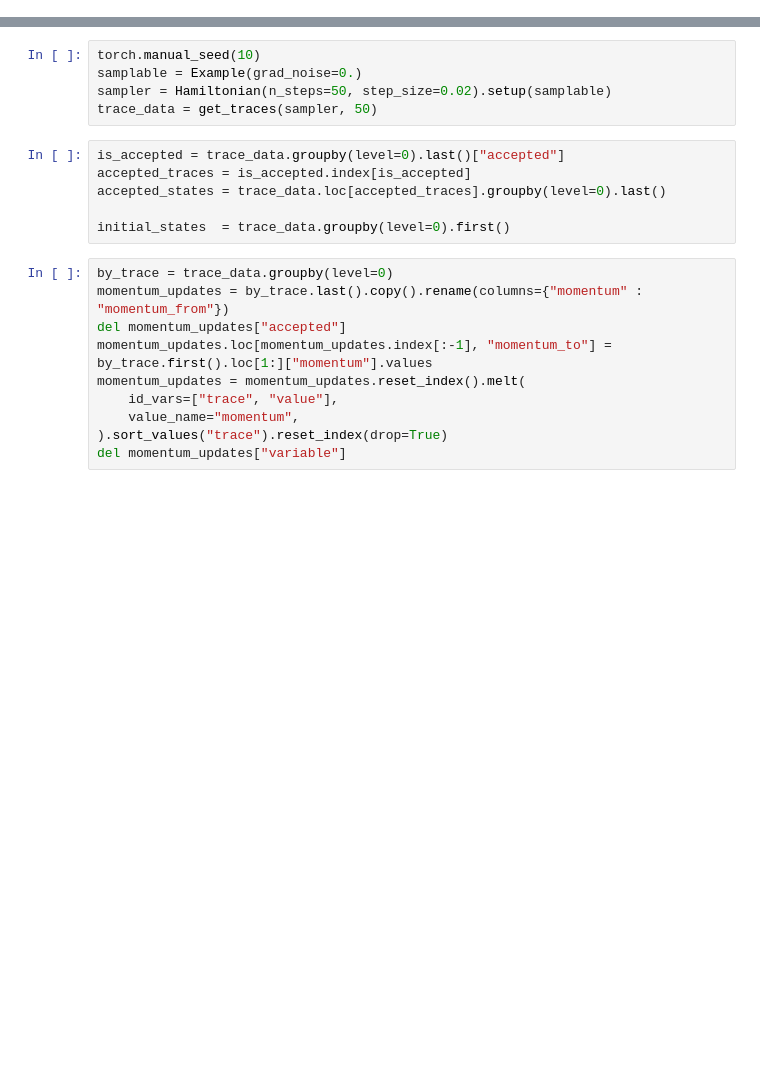
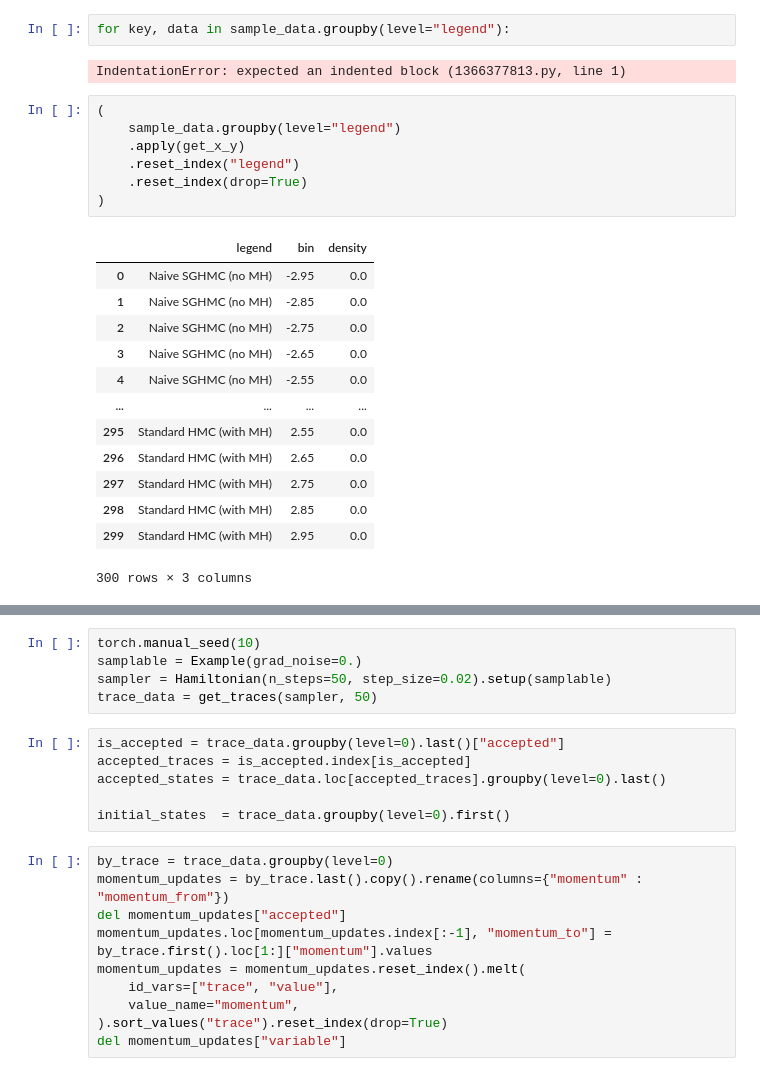
Before and after one commit to sorenhartmann/Speciale, a Jupyter notebook: notebooks/synthetic.ipynb, the cells around one changed output, grey strips where cells are left out. Drawn from its saved outputs; the diff is of its cells as text; blank space fills up the shorter version.

```diff
--- a/notebooks/synthetic.ipynb
+++ b/notebooks/synthetic.ipynb
@@ -12,0 +48,25 @@ The autoreload extension is already loaded. To reload it, use:
+# %%
+for key, data in sample_data.groupby(level="legend"):
+# %% [output]
+IndentationError: expected an indented block (1366377813.py, line 1)
+# %%
+(
+    sample_data.groupby(level="legend")
+    .apply(get_x_y)
+    .reset_index("legend")
+    .reset_index(drop=True)
+)
+# %% [output]
+|  | legend | bin | density |
+| 0 | Naive SGHMC (no MH) | -2.95 | 0.0 |
+| 1 | Naive SGHMC (no MH) | -2.85 | 0.0 |
+| 2 | Naive SGHMC (no MH) | -2.75 | 0.0 |
+| 3 | Naive SGHMC (no MH) | -2.65 | 0.0 |
+| 4 | Naive SGHMC (no MH) | -2.55 | 0.0 |
+| ... | ... | ... | ... |
+| 295 | Standard HMC (with MH) | 2.55 | 0.0 |
+| 296 | Standard HMC (with MH) | 2.65 | 0.0 |
+| 297 | Standard HMC (with MH) | 2.75 | 0.0 |
+| 298 | Standard HMC (with MH) | 2.85 | 0.0 |
+| 299 | Standard HMC (with MH) | 2.95 | 0.0 |
+300 rows × 3 columns
```
Also changed, not shown: parts of 9 cells of this notebook, 18 other files.
